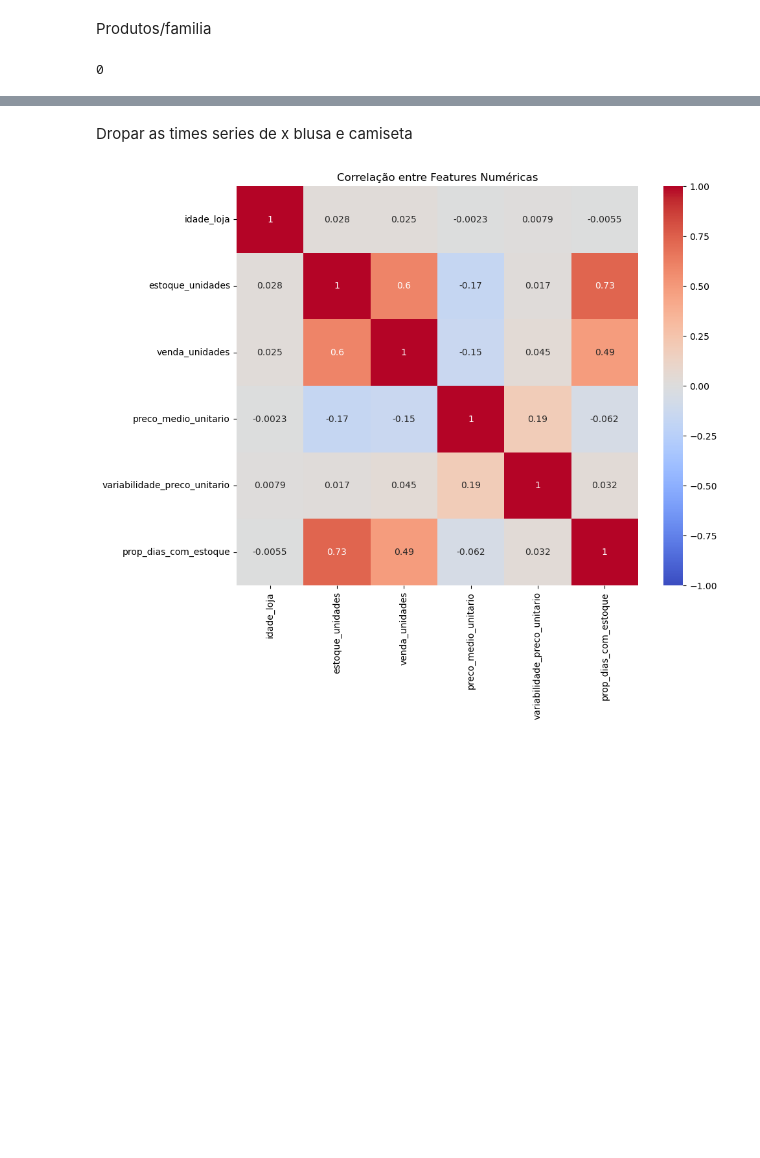
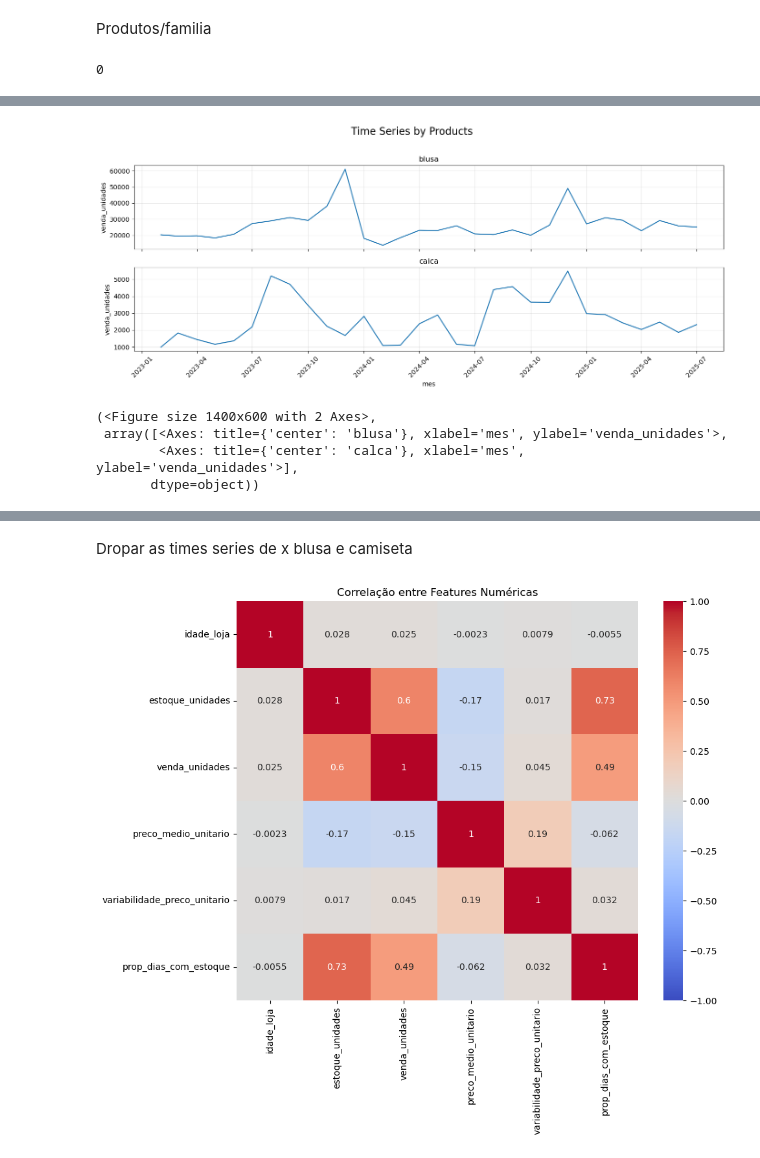
Before and after one commit to eduardozanutti/ml_timeseries_usp, a Jupyter notebook: notebooks/eda_timeseries.ipynb, the cells around one changed output, grey strips where cells are left out. Cells and saved outputs as stored; diff of their text form; code cells hidden in the pictures; blank space fills up the shorter version.

```diff
--- a/notebooks/eda_timeseries.ipynb
+++ b/notebooks/eda_timeseries.ipynb
@@ -158,0 +132,9 @@ plot_time_series_by_products(df)
+# %%
+df = df[(df['produto']!='x blusa') & (df['produto']!='camiseta')]
+plot_time_series_by_products(df)
+# %% [output]
+[figure, added]
+(<Figure size 1400x600 with 2 Axes>,
+ array([<Axes: title={'center': 'blusa'}, xlabel='mes', ylabel='venda_unidades'>,
+        <Axes: title={'center': 'calca'}, xlabel='mes', ylabel='venda_unidades'>],
+       dtype=object))
```
Also changed, not shown: parts of 17 cells of this notebook, 1 other file.
